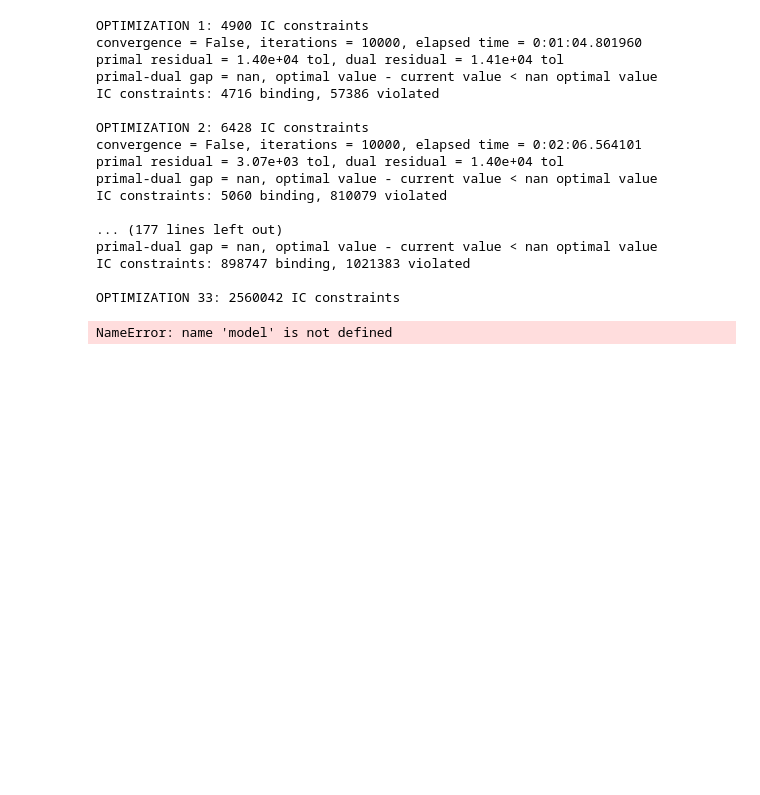
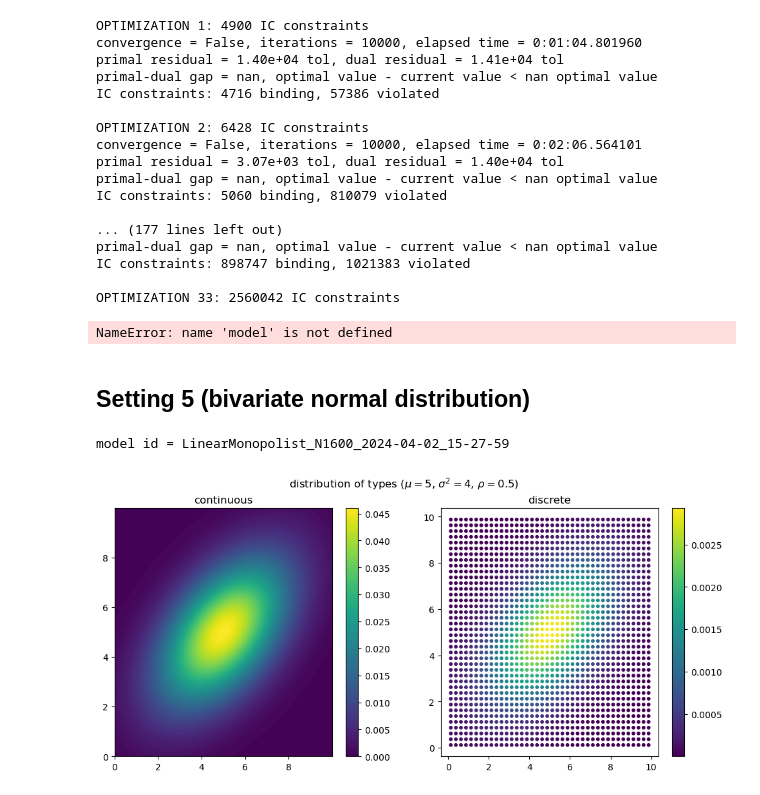
Before and after one commit to x-dupuis/screening-algo, a Jupyter notebook: examples/linear_monopolist.ipynb, the cells around one changed output. Drawn from its saved outputs; the diff is of its cells as text; code cells hidden in the pictures; blank space fills up the shorter version.

Commit message:
add setting 5 (bivariate normal distrib) to linear monopolist

```diff
--- a/examples/linear_monopolist.ipynb
+++ b/examples/linear_monopolist.ipynb
@@ -186,7 +186,7 @@ model.range(title='Product range', s=10,) #path='results/'+model.id)
 ## Setting 3
 # %%
 ### Types setting
-n0, n1 = 20, 20
+n0, n1 = 4,4
 theta0, theta1 =  np.linspace(0, 1, num=n0+1, dtype=np.float32), np.linspace(0, 1, num=n1+1, dtype=np.float32)  #  [1, 1.5, 3], [0, 0.5, 1]
 theta0 = (theta0[1:]+theta0[:-1])/2 ; theta1 = (theta1[1:]+theta1[:-1])/2
 theta0, theta1 = np.meshgrid(theta0,theta1)
@@ -196,7 +196,10 @@ f = (1-theta[0])*(1-theta[1])
 # f = f / np.sum(f)  # weights of the distribution
 f = f / np.min(f)
 
+### Model parameters setting
+param = {'substituable':False}   # False for indivisible goods (constraints = cube), True for substituable goods (constraints = simplex)
+
 ### Objects
-model = LinearMonopolist(theta, f)
+model = LinearMonopolist(theta, f, param)
 model.all()
 # %% [output]
@@ -271,3 +279,41 @@ OPTIMIZATION 33: 2560042 IC constraints
 model.range(title='Product range', )
 # %% [output]
 NameError: name 'model' is not defined
+# %% [markdown]
+## Setting 5 (bivariate normal distribution)
+# %%
+from scipy.stats import multivariate_normal
+import matplotlib.pyplot as plt
+
+n0, n1 = 40, 40
+t0, t1 =  np.linspace(0, 10, num=n0+1, dtype=np.float32), np.linspace(0, 10, num=n1+1, dtype=np.float32)  #  [1, 1.5, 3], [0, 0.5, 1]
+theta0 = (t0[1:]+t0[:-1])/2 ; theta1 = (t1[1:]+t1[:-1])/2
+theta0, theta1 = np.meshgrid(theta0,theta1)
+theta = np.stack((theta0.flatten(), theta1.flatten())); N = theta.shape[-1] # number of types
+
+mu = 5; sigma2 = 4; rho = 0.5
+distribution = multivariate_normal(mu*np.array([1, 1]), sigma2*np.array([[1, rho], [rho,1]]))
+cd = distribution.cdf(np.dstack(np.meshgrid(t0,t1)))
+f = cd[1:,1:] + cd[:-1,:-1] - cd[1:,:-1] - cd[:-1,1:]
+f = f.flatten() /  np.sum(f) # weights in the distribution
+
+### Model parameters setting
+param = {'substituable':False}   # False for indivisible goods (constraints = cube), True for substituable goods (constraints = simplex)
+
+### Objects
+model = LinearMonopolist(theta, f, param)
+model.all()
+
+
+fig, axs = plt.subplots(1,2, figsize=(12,5))
+c0, c1 = np.mgrid[np.min(t0):np.max(t0):0.01, np.min(t1):np.max(t1):0.01]
+ctypes = axs[0].contourf(c0, c1, distribution.pdf(np.dstack((c0, c1))), 100)
+_ = fig.colorbar(ctypes)
+_ = axs[0].set_title('continuous')
+dtypes = axs[1].scatter(theta0, theta1, c=f, s=10)
+_ = fig.colorbar(dtypes)
+_ = axs[1].set_title('discrete')
+_ = fig.suptitle(rf'distribution of types ($\mu=${mu}, $\sigma^2=${sigma2}, $\rho=${rho})')
+# %% [output]
+model id = LinearMonopolist_N1600_2024-04-02_15-27-59
+[figure, added]
```
Also changed, not shown: parts of 13 cells of this notebook.
